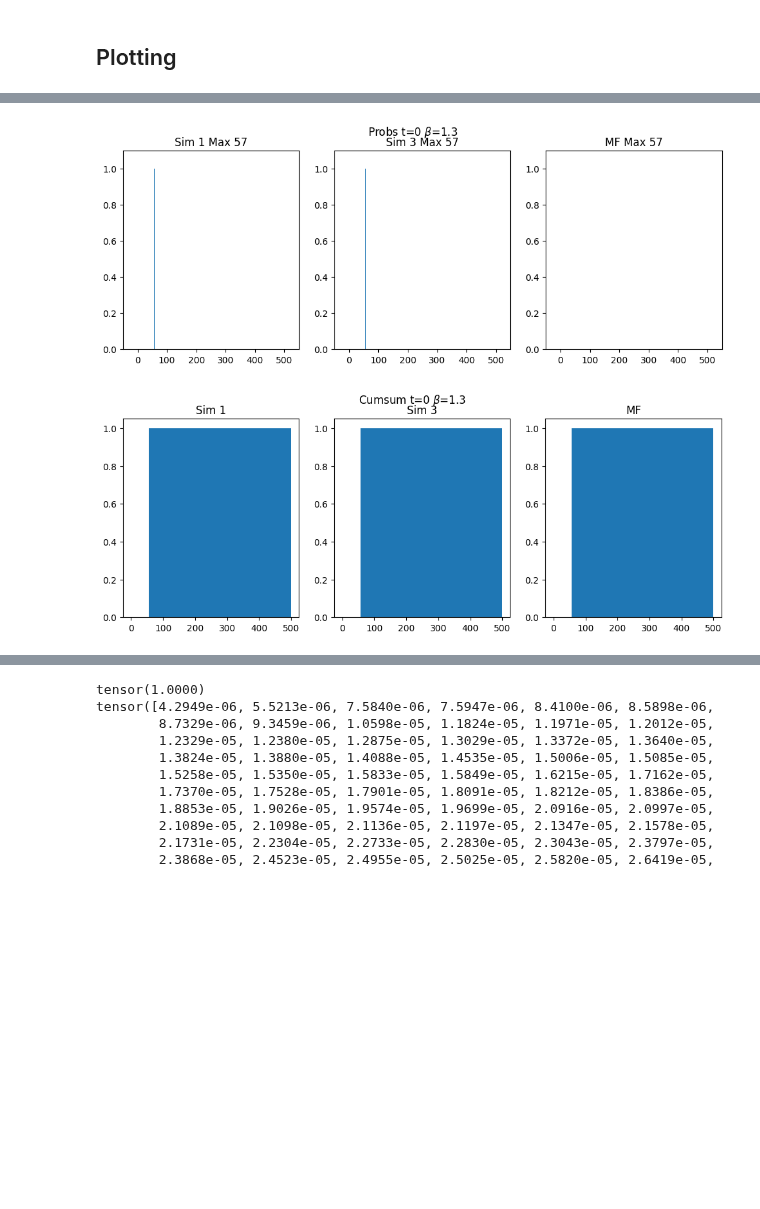
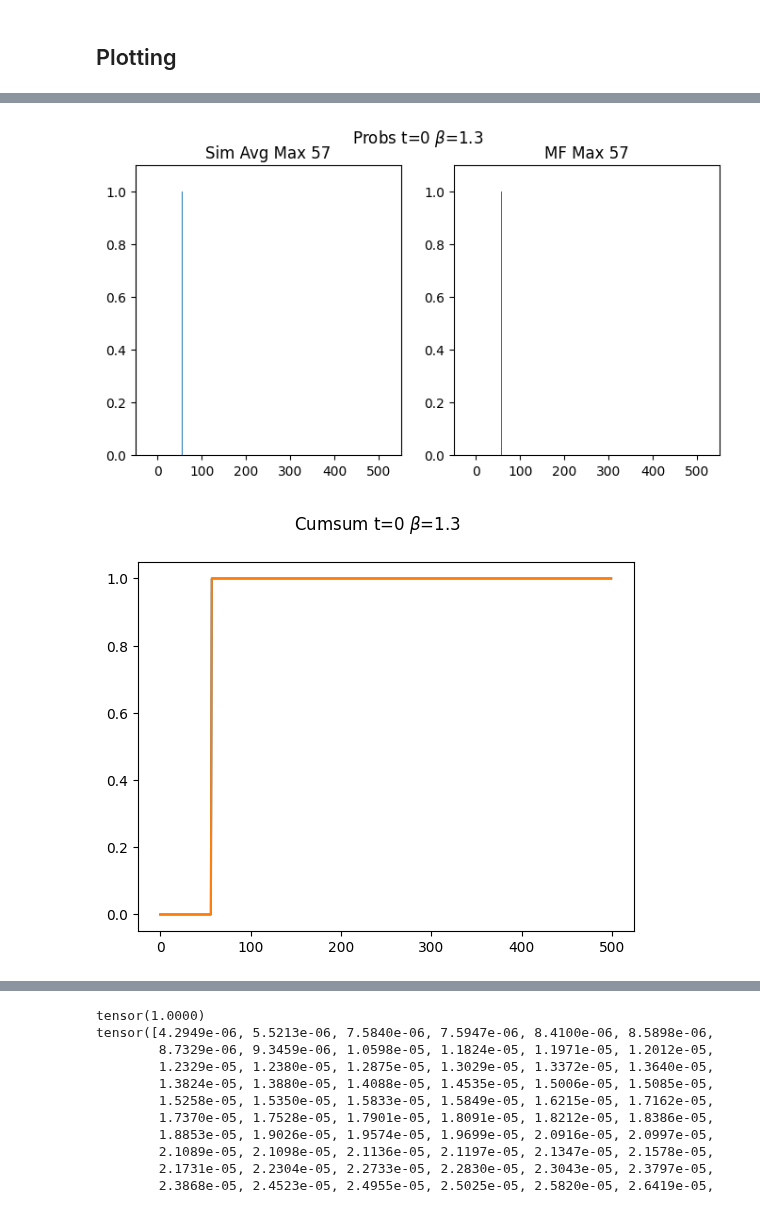
Before and after one commit to muxitox/nanoGPT, a Jupyter notebook: simple_model/simple_output_model_q.ipynb, the cells around one changed output, grey strips where cells are left out. Drawn from its saved outputs; the diff is of its cells as text; code cells hidden in the pictures; blank space fills up the shorter version.

Commit message:
Change cumsum to line plot

```diff
--- a/simple_model/simple_output_model_q.ipynb
+++ b/simple_model/simple_output_model_q.ipynb
@@ -136,7 +130,7 @@ def forward_mf(mu, cov, tok_emb, W_k, W_q, beta):
 # %% [markdown]
 ### Experiment settings
 # %%
-num_trials = 10000
+num_trials = 15000
 num_running_steps = 5
 # %% [markdown]
 ### Network settings
@@ -316,7 +310,8 @@ n_trials_to_examine = [1, 3]
 n_trials_to_examine = [r for r in n_trials_to_examine if r < num_running_steps]
 n_trials_to_examine_dict = dict([(k,v) for k, v in zip(n_trials_to_examine, range(len(n_trials_to_examine)))])
 
-probs_sim_t = torch.zeros((len(n_trials_to_examine), len(timesteps_to_examine), emb_size))
+probs_sim_t_run = torch.zeros((len(n_trials_to_examine), len(timesteps_to_examine), emb_size))
+probs_sim_t_mean = torch.zeros((len(timesteps_to_examine), emb_size))
 # %%
 ################################################
 # Compute the average over multiple trajectories (without approximation)
@@ -338,7 +333,11 @@ for r in range(num_trials):
         tok_stats_sim[r, t, :] += tok_t_1
         idxs[r, t] = idx_t_1
         if r in n_trials_to_examine and t in timesteps_to_examine:
-            probs_sim_t[n_trials_to_examine_dict[r], timesteps_to_examine_dict[t]] = probs
+            probs_sim_t_run[n_trials_to_examine_dict[r], timesteps_to_examine_dict[t]] = probs
+        if t in timesteps_to_examine:
+            probs_sim_t_mean[timesteps_to_examine_dict[t], :] = probs_sim_t_mean[timesteps_to_examine_dict[t], :] + probs
+
+probs_sim_t_mean /= num_trials
 
 endt = time.time()
 time_elapsed = endt - startt
@@ -429,56 +428,44 @@ for t in range(num_running_steps):
 # %% [markdown]
 ## Plotting
 # %%
-for i in range(len(timesteps_to_examine)):
-    fig, ax = plt.subplots(1, 3, figsize=(12, 4))
+for t in range(len(timesteps_to_examine)):
+    fig, ax = plt.subplots(1, 2, figsize=(8, 4))
 
-    print(torch.allclose(probs_sim_t[0, i, :], probs_sim_t[1, i, :]), torch.allclose(probs_sim_t[0, i, :], probs_mf_t[i, :]))
+    print(torch.allclose(probs_sim_t_mean[t, :], probs_mf_t[t, :]))
 
-    maxprob = torch.max(torch.cat((probs_sim_t[0, i, :], probs_sim_t[1, i, :], probs_mf_t[i, :])))
+    maxprob = torch.max(torch.cat((probs_sim_t_mean[t, :], probs_mf_t[t, :])))
 
-    print(maxprob, torch.max(probs_sim_t[0, i, :]), torch.max(probs_sim_t[1, i, :]), torch.max(probs_mf_t[i, :]))
+    print(maxprob, torch.max(probs_sim_t_mean[t, :]), torch.max(probs_mf_t[t, :]))
 
     hmargin = 0.1
     vmargin = 0.1
-    bw = 1.3
+    bw = 2.1
 
-    ax[0].bar(torch.arange(emb_size).int(), probs_sim_t[0, i, :], width=bw)
-    ax[0].set_title(f"Sim {n_trials_to_examine[0]} Max {torch.argmax(probs_sim_t[0, i, :])}")
+    ax[0].bar(torch.arange(emb_size).int(), probs_sim_t_mean[t, :], width=bw)
+    ax[0].set_title(f"Sim Avg Max {torch.argmax(probs_sim_t_mean[t, :])}")
     ax[0].set_ylim(0, maxprob + maxprob * vmargin)
     ax[0].set_xlim(0 - emb_size * hmargin, emb_size + emb_size * hmargin)
-    ax[1].bar(torch.arange(emb_size).int(), probs_sim_t[1, i, :], width=bw)
-    ax[1].set_title(f"Sim {n_trials_to_examine[1]} Max {torch.argmax(probs_sim_t[1, i, :])}")
+    ax[1].bar(torch.arange(emb_size).int(), probs_mf_t[t, :], width=bw)
+    ax[1].set_title(f"MF Max {torch.argmax(probs_mf_t[t, :])}")
     ax[1].set_ylim(0, maxprob + maxprob * vmargin)
     ax[1].set_xlim(0 - emb_size * hmargin, emb_size + emb_size * hmargin)
-    ax[2].bar(torch.arange(emb_size).int(), probs_mf_t[i, :], width=bw)
-    ax[2].set_title(f"MF Max {torch.argmax(probs_mf_t[i, :])}")
-    ax[2].set_ylim(0, maxprob + maxprob * vmargin)
-    ax[2].set_xlim(0 - emb_size * hmargin, emb_size + emb_size * hmargin)
 
-    plt.suptitle(rf"Probs t={timesteps_to_examine[i]} $\beta$={beta}")
+    plt.suptitle(rf"Probs t={timesteps_to_examine[t]} $\beta$={beta}")
 
-    fig, ax = plt.subplots(1, 3, figsize=(12, 4))
-    ax[0].bar(torch.arange(emb_size), torch.cumsum(probs_sim_t[0, i, :], dim=0), width=bw)
-    ax[0].set_title(f"Sim {n_trials_to_examine[0]}")
-    ax[1].bar(torch.arange(emb_size), torch.cumsum(probs_sim_t[1, i, :], dim=0), width=bw)
-    ax[1].set_title(f"Sim {n_trials_to_examine[1]}")
-    ax[2].bar(torch.arange(emb_size), torch.cumsum(probs_mf_t[i, :], dim=0), width=bw)
-    ax[2].set_title(f"MF")
-    plt.suptitle(rf"Cumsum t={timesteps_to_examine[i]} $\beta$={beta}")
+    plt.figure()
+    plt.plot(torch.arange(emb_size), torch.cumsum(probs_sim_t_run[0, t, :], dim=0), label="Sim Avg")
+    plt.plot(torch.arange(emb_size), torch.cumsum(probs_mf_t[t, :], dim=0), label="MF")
+    plt.suptitle(rf"Cumsum t={timesteps_to_examine[t]} $\beta$={beta}")
 
-    fig, ax = plt.subplots(1, 3, figsize=(12, 4))
-    ax[0].bar(torch.arange(emb_size), torch.sort(probs_sim_t[0, i, :], dim=0).values, width=bw)
-    ax[0].set_title(f"Sim {n_trials_to_examine[0]}")
+    fig, ax = plt.subplots(1, 2, figsize=(8, 4))
+    ax[0].bar(torch.arange(emb_size), torch.sort(probs_sim_t_mean[t, :], dim=0).values, width=bw)
+    ax[0].set_title(f"Sim avg")
     ax[0].set_ylim(0, maxprob + maxprob * vmargin)
     ax[0].set_xlim(0 - emb_size * hmargin, emb_size + emb_size * 0.01)
-    ax[1].bar(torch.arange(emb_size), torch.sort(probs_sim_t[1, i, :], dim=0).values, width=bw)
-    ax[1].set_title(f"Sim {n_trials_to_examine[1]}")
+    ax[1].bar(torch.arange(emb_size), torch.sort(probs_mf_t[t, :], dim=0).values, width=bw)
+    ax[1].set_title(f"MF ")
     ax[1].set_ylim(0, maxprob + maxprob * vmargin)
     ax[1].set_xlim(0 - emb_size * hmargin, emb_size + emb_size * 0.01)
-    ax[2].bar(torch.arange(emb_size), torch.sort(probs_mf_t[i, :], dim=0).values, width=bw)
-    ax[2].set_title(f"MF ")
-    ax[2].set_ylim(0, maxprob + maxprob * vmargin)
-    ax[2].set_xlim(0 - emb_size * hmargin, emb_size + emb_size * 0.01)
 
-    plt.suptitle(rf"Sort t={timesteps_to_examine[i]} $\beta$={beta}")
+    plt.suptitle(rf"Sort t={timesteps_to_examine[t]} $\beta$={beta}")
 # %% [output]
@@ -493,2 +480,2 @@ tensor(0.9162) tensor(0.8219) tensor(0.9162) tensor(0.8503)
-[figure, old version]
+[figure, new version]
-[figure, old version]
+[figure, new version]
```
Also changed, not shown: parts of 9 cells of this notebook.
